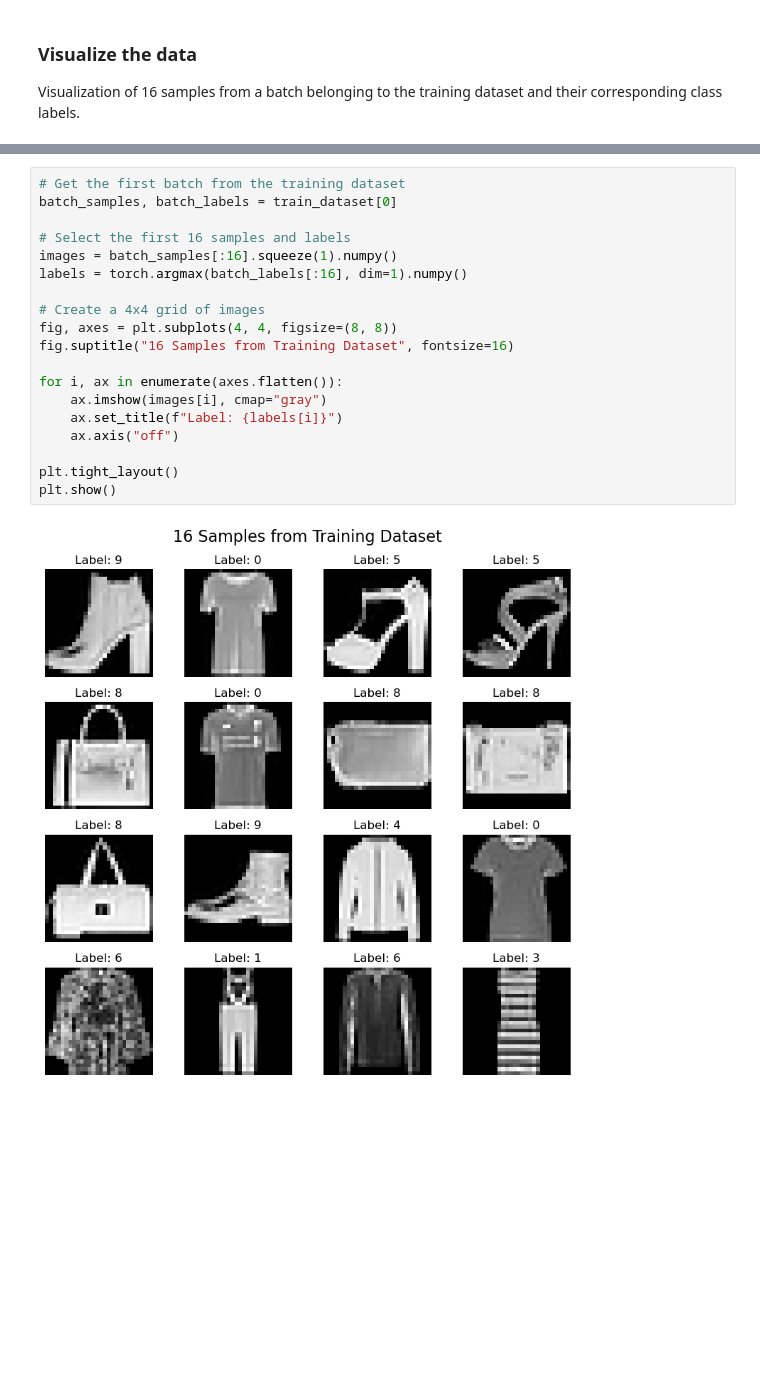
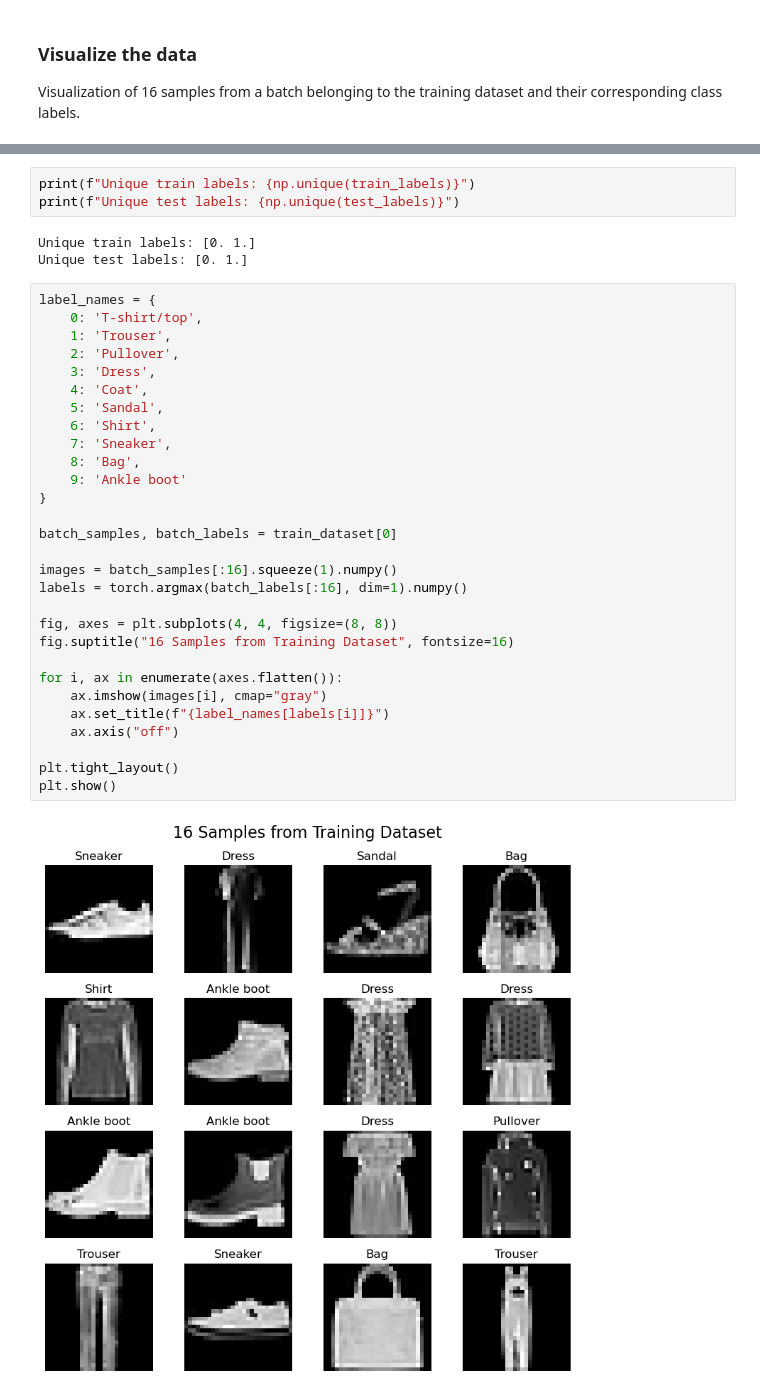
Before and after one commit to teodora-taleska/neural_network_training, a Jupyter notebook: notebooks/main.ipynb, the cells around one changed output, grey strips where cells are left out. Saved outputs shown, nothing was run; the diff lists cells and outputs as text; blank space fills up the shorter version.

```diff
--- a/notebooks/main.ipynb
+++ b/notebooks/main.ipynb
@@ -147,21 +153,37 @@ Visualization of 16 samples from a batch belonging to the training dataset and t
+# %%
+print(f"Unique train labels: {np.unique(train_labels)}")
+print(f"Unique test labels: {np.unique(test_labels)}")
+# %% [output]
+Unique train labels: [0. 1.]
+Unique test labels: [0. 1.]
 # %%
-# Get the first batch from the training dataset
+label_names = {
+    0: 'T-shirt/top',
+    1: 'Trouser',
+    2: 'Pullover',
+    3: 'Dress',
+    4: 'Coat',
+    5: 'Sandal',
+    6: 'Shirt',
+    7: 'Sneaker',
+    8: 'Bag',
+    9: 'Ankle boot'
+}
+
 batch_samples, batch_labels = train_dataset[0]
 
-# Select the first 16 samples and labels
 images = batch_samples[:16].squeeze(1).numpy()
 labels = torch.argmax(batch_labels[:16], dim=1).numpy()
 
-# Create a 4x4 grid of images
 fig, axes = plt.subplots(4, 4, figsize=(8, 8))
 fig.suptitle("16 Samples from Training Dataset", fontsize=16)
 
 for i, ax in enumerate(axes.flatten()):
     ax.imshow(images[i], cmap="gray")
-    ax.set_title(f"Label: {labels[i]}")
+    ax.set_title(f"{label_names[labels[i]]}")
     ax.axis("off")
 
 plt.tight_layout()
 plt.show()
 # %% [output]
-[figure, old version]
+[figure, new version]
```
Also changed, not shown: parts of 3 cells of this notebook.
